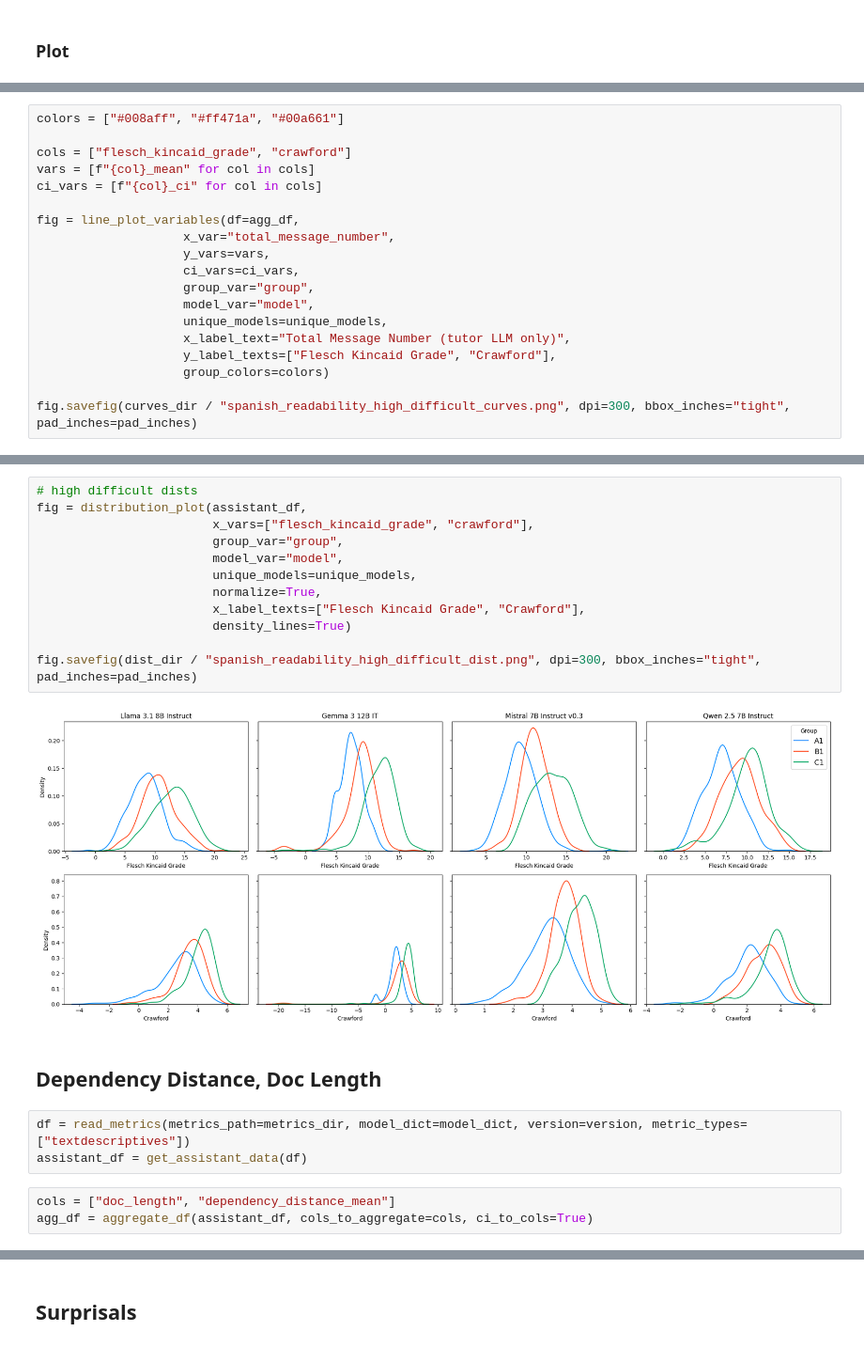
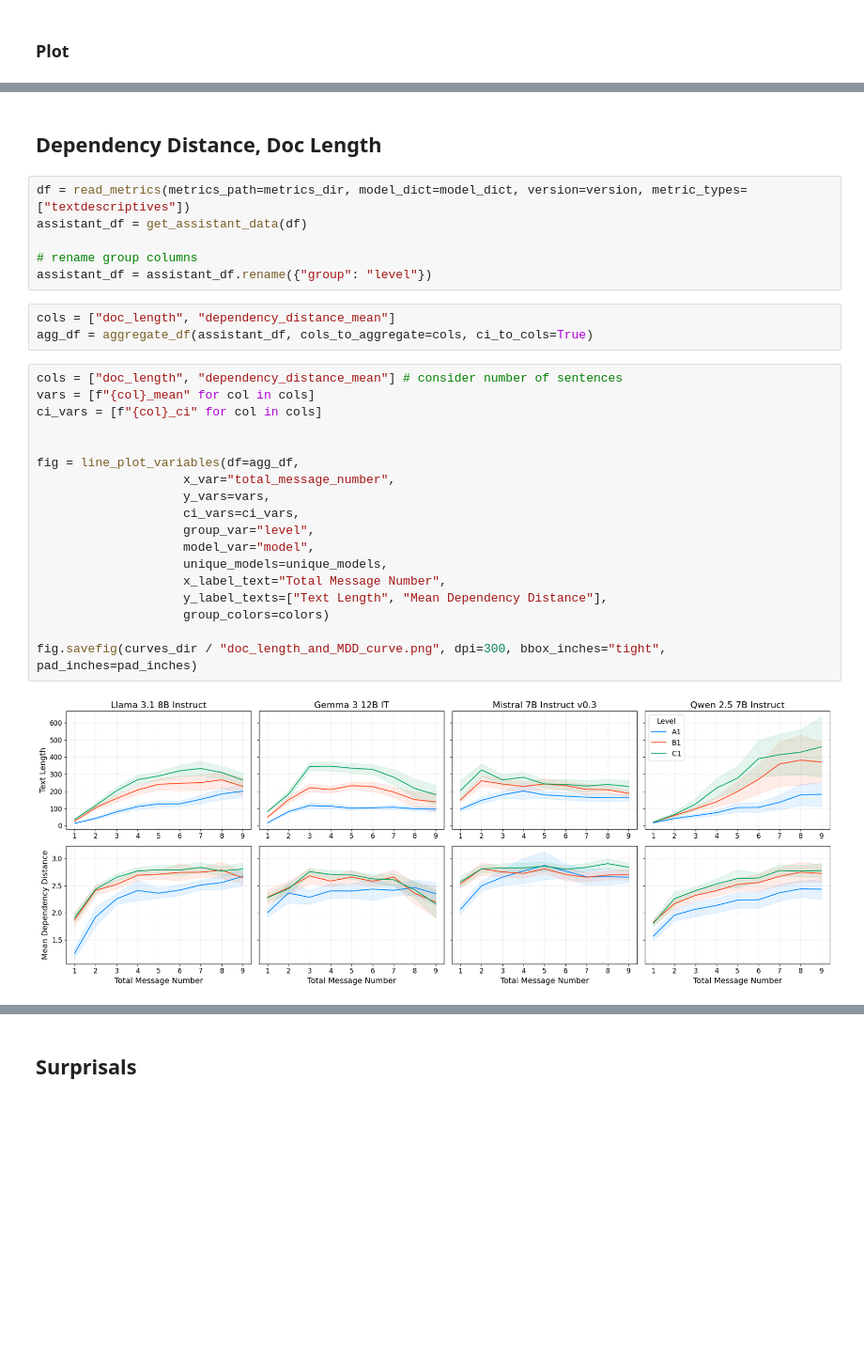
Before and after one commit to INTERACT-LLM/alignment-drift-llms, a Jupyter notebook: src/plotting.ipynb, the cells around one changed output, grey strips where cells are left out. Shown at 94% size. Drawn from its saved outputs; the diff is of its cells as text; blank space fills up the shorter version.

```diff
--- a/src/plotting.ipynb
+++ b/src/plotting.ipynb
@@ -103,19 +105,0 @@ fig.savefig(dist_dir / "spanish_readability_high_easy_dist.png", dpi=300, bbox_i
-# %%
-colors = ["#008aff", "#ff471a", "#00a661"]
-
-cols = ["flesch_kincaid_grade", "crawford"]
-vars = [f"{col}_mean" for col in cols]
-ci_vars = [f"{col}_ci" for col in cols]
-
-fig = line_plot_variables(df=agg_df,
-                    x_var="total_message_number",
-                    y_vars=vars,
-                    ci_vars=ci_vars,
-                    group_var="group",
-                    model_var="model",
-                    unique_models=unique_models,
-                    x_label_text="Total Message Number (tutor LLM only)",
-                    y_label_texts=["Flesch Kincaid Grade", "Crawford"],
-                    group_colors=colors)
-
-fig.savefig(curves_dir / "spanish_readability_high_difficult_curves.png", dpi=300, bbox_inches="tight", pad_inches=pad_inches)
@@ -124,25 +106,34 @@ fig.savefig(curves_dir / "spanish_readability_high_difficult_curves.png", dpi=30
-# %%
-# high difficult dists
-fig = distribution_plot(assistant_df,
-                        x_vars=["flesch_kincaid_grade", "crawford"],
-                        group_var="group",
-                        model_var="model",
-                        unique_models=unique_models,
-                        normalize=True,
-                        x_label_texts=["Flesch Kincaid Grade", "Crawford"],
-                        density_lines=True)
-
-fig.savefig(dist_dir / "spanish_readability_high_difficult_dist.png", dpi=300, bbox_inches="tight", pad_inches=pad_inches)
-# %% [output]
-[figure, removed]
 # %% [markdown]
 ## Dependency Distance, Doc Length
 # %%
 df = read_metrics(metrics_path=metrics_dir, model_dict=model_dict, version=version, metric_types=["textdescriptives"])
 assistant_df = get_assistant_data(df)
+
+# rename group columns
+assistant_df = assistant_df.rename({"group": "level"})
 # %%
 cols = ["doc_length", "dependency_distance_mean"]
 agg_df = aggregate_df(assistant_df, cols_to_aggregate=cols, ci_to_cols=True)
+# %%
+cols = ["doc_length", "dependency_distance_mean"] # consider number of sentences
+vars = [f"{col}_mean" for col in cols]
+ci_vars = [f"{col}_ci" for col in cols]
+
+
+fig = line_plot_variables(df=agg_df,
+                    x_var="total_message_number",
+                    y_vars=vars,
+                    ci_vars=ci_vars,
+                    group_var="level",
+                    model_var="model",
+                    unique_models=unique_models,
+                    x_label_text="Total Message Number",
+                    y_label_texts=["Text Length", "Mean Dependency Distance"],
+                    group_colors=colors)
+
+fig.savefig(curves_dir / "doc_length_and_MDD_curve.png", dpi=300, bbox_inches="tight", pad_inches=pad_inches)
+# %% [output]
+[figure, added]
 # %%
 fig = distribution_plot(assistant_df,
                         x_vars=["doc_length", "dependency_distance_mean"],
```
Also changed, not shown: parts of 11 cells of this notebook, 11 other files.
